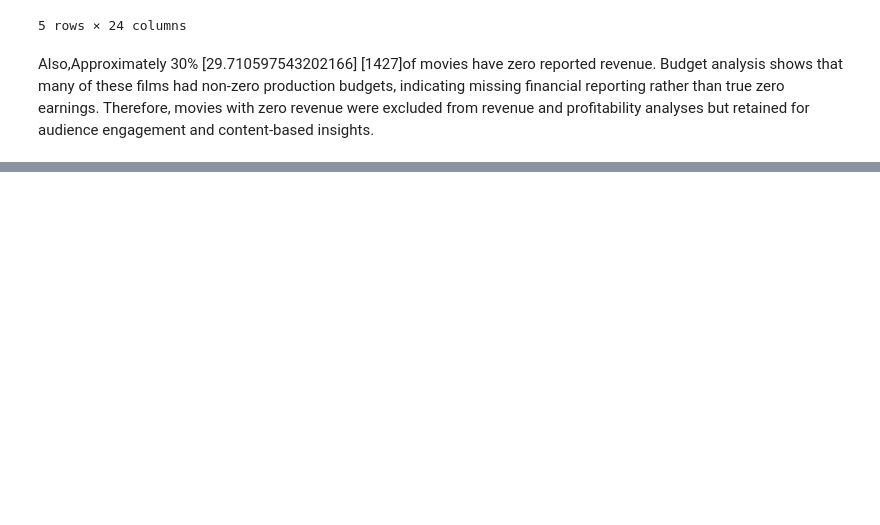
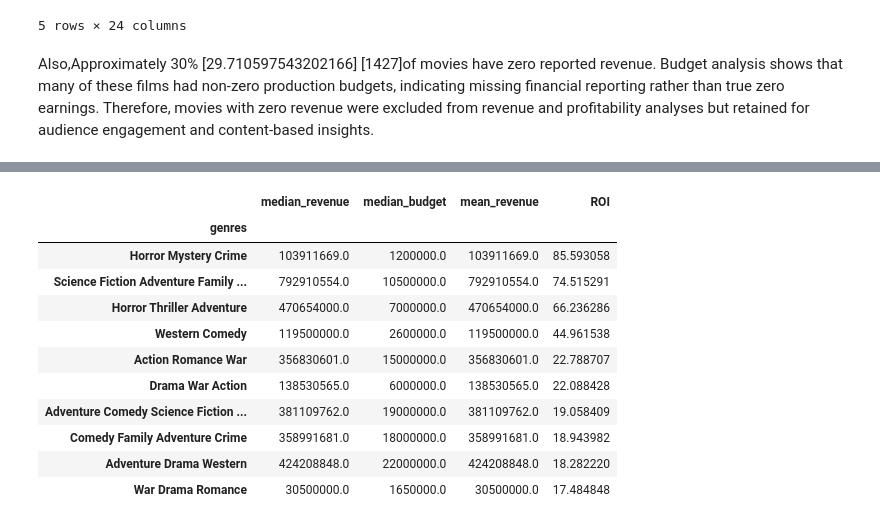
Before and after one commit to poojashelke8/Data_Science, a Jupyter notebook: Data_practice/Movie_EDA_Analysis/notebook/movie_Analysis.ipynb, the cells around one changed output, grey strips where cells are left out. Drawn from its saved outputs; the diff is of its cells as text; code cells hidden in the pictures; blank space fills up the shorter version.

```diff
--- a/Data_practice/Movie_EDA_Analysis/notebook/movie_Analysis.ipynb
+++ b/Data_practice/Movie_EDA_Analysis/notebook/movie_Analysis.ipynb
@@ -122,0 +199,61 @@ Also,Approximately 30% [29.710597543202166] [1427]of movies have zero reported r
+# %%
+# checking with financial viability ------------->
+# ROI =
+# here we took budget and revenue more than 0 as previously tried without below check it is gettin inf so as per roi formula below is the valid data
+valid_movies = movie_finanace[
+    (movie_finanace['budget'] > 0) &
+    (movie_finanace['revenue'] > 0)
+]
+
+genres_finance = (
+    valid_movies
+    .groupby('genres')
+    .agg(
+        median_revenue = ('revenue','median'),
+        median_budget = ('budget','median'),
+        mean_revenue = ('revenue','mean')
+    )
+)
+genres_finance['ROI'] = (
+    (genres_finance['median_revenue'] - genres_finance['median_budget'])
+    / genres_finance['median_budget']
+)
+
+# CURRENTLY WITH ABOVE ROI DATA IS MISLEADING SO ENEED TO REGULATE - applying minimum budget threshold
+
+filtered_data = movie_finanace[
+    (movie_finanace['budget'] > 1_000_000) &
+    (movie_finanace['revenue'] > 0)
+]
+
+genres_finance_filtered = (
+    filtered_data
+    .groupby('genres')
+    .agg(
+        median_revenue = ('revenue','median'),
+        median_budget = ('budget','median'),
+        mean_revenue = ('revenue','mean')
+    )
+)
+genres_finance_filtered['ROI'] = (
+    (genres_finance_filtered['median_revenue'] - genres_finance_filtered['median_budget'])
+    / genres_finance_filtered['median_budget']
+)
+
+genres_finance_filtered.sort_values('ROI', ascending=False).head(10)
+
+# genres_finance.sort_values('ROI', ascending=False).head(10)
+# movie_finanace['budget']
+# %% [output]
+|  | median_revenue | median_budget | mean_revenue | ROI |
+| genres |  |  |  |  |
+| Horror Mystery Crime | 103911669.0 | 1200000.0 | 103911669.0 | 85.593058 |
+| Science Fiction Adventure Family ... | 792910554.0 | 10500000.0 | 792910554.0 | 74.515291 |
+| Horror Thriller Adventure | 470654000.0 | 7000000.0 | 470654000.0 | 66.236286 |
+| Western Comedy | 119500000.0 | 2600000.0 | 119500000.0 | 44.961538 |
+| Action Romance War | 356830601.0 | 15000000.0 | 356830601.0 | 22.788707 |
+| Drama War Action | 138530565.0 | 6000000.0 | 138530565.0 | 22.088428 |
+| Adventure Comedy Science Fiction ... | 381109762.0 | 19000000.0 | 381109762.0 | 19.058409 |
+| Comedy Family Adventure Crime | 358991681.0 | 18000000.0 | 358991681.0 | 18.943982 |
+| Adventure Drama Western | 424208848.0 | 22000000.0 | 424208848.0 | 18.282220 |
+| War Drama Romance | 30500000.0 | 1650000.0 | 30500000.0 | 17.484848 |
```
Also changed, not shown: parts of 4 cells of this notebook.
